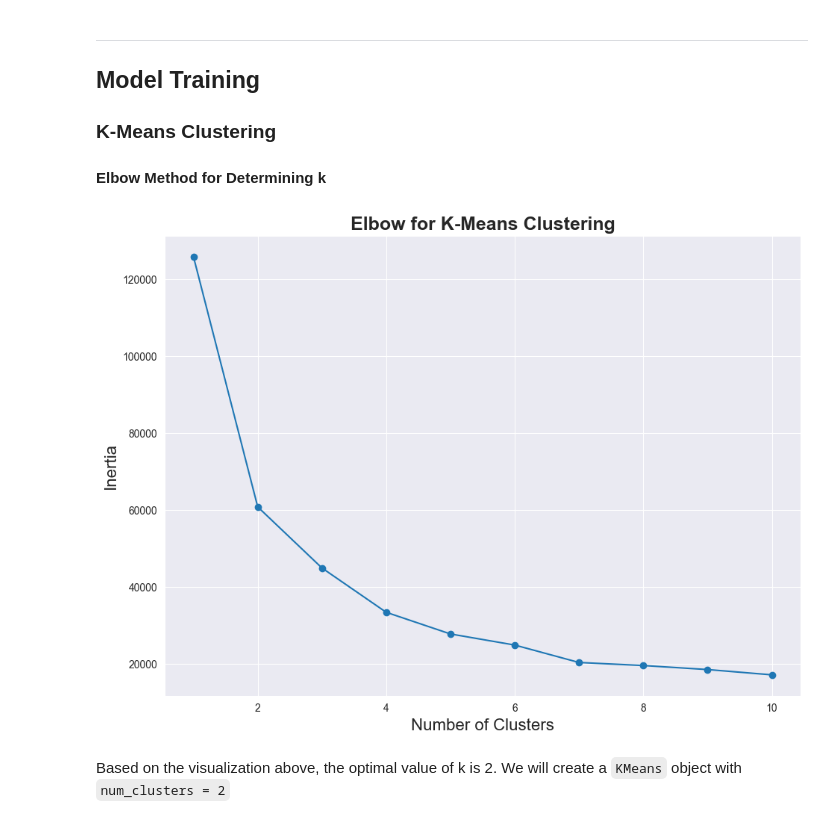
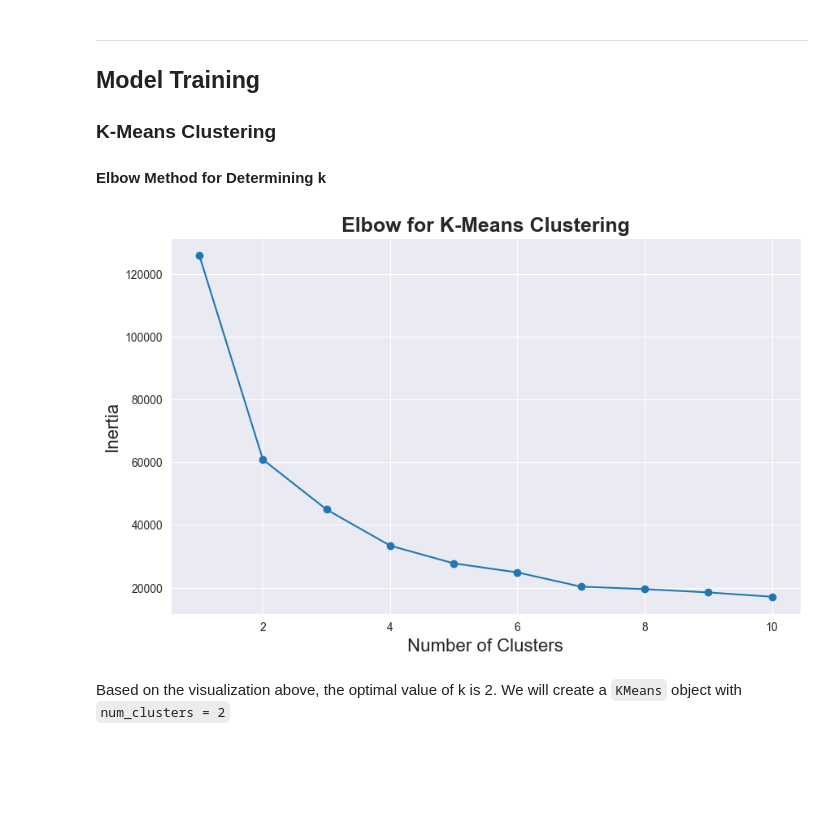
Before and after one commit to njanes/ecommerce-segmentation, a Jupyter notebook: customer-segmentation.ipynb, the cells around one changed output. Cells and saved outputs as stored; diff of their text form; code cells hidden in the pictures; blank space fills up the shorter version.

```diff
--- a/customer-segmentation.ipynb
+++ b/customer-segmentation.ipynb
@@ -179,19 +165,19 @@ plt.show()
 # %%
 inertia = []
 list_num_clusters = list(range(1,11))
 for num_clusters in list_num_clusters:
     km = KMeans(n_clusters=num_clusters, random_state=8)
     km.fit(log_data)
     inertia.append(km.inertia_)
 
-fig = plt.figure(figsize=(11,8))
+fig = plt.figure(figsize=(10,6))
 plt.plot(list_num_clusters,inertia)
 plt.scatter(list_num_clusters,inertia)
 plt.xlabel('Number of Clusters', fontsize=16)
 plt.ylabel('Inertia', fontsize=16)
 plt.title('Elbow for K-Means Clustering', fontsize=18, fontweight='bold');
 # %% [output]
-[figure, old version]
+[figure, new version]
 # %% [markdown]
 Based on the visualization above, the optimal value of k is 2. We will create a `KMeans` object with `num_clusters = 2`
 # %%
```
Also changed, not shown: parts of 8 cells of this notebook, 6 other files.
